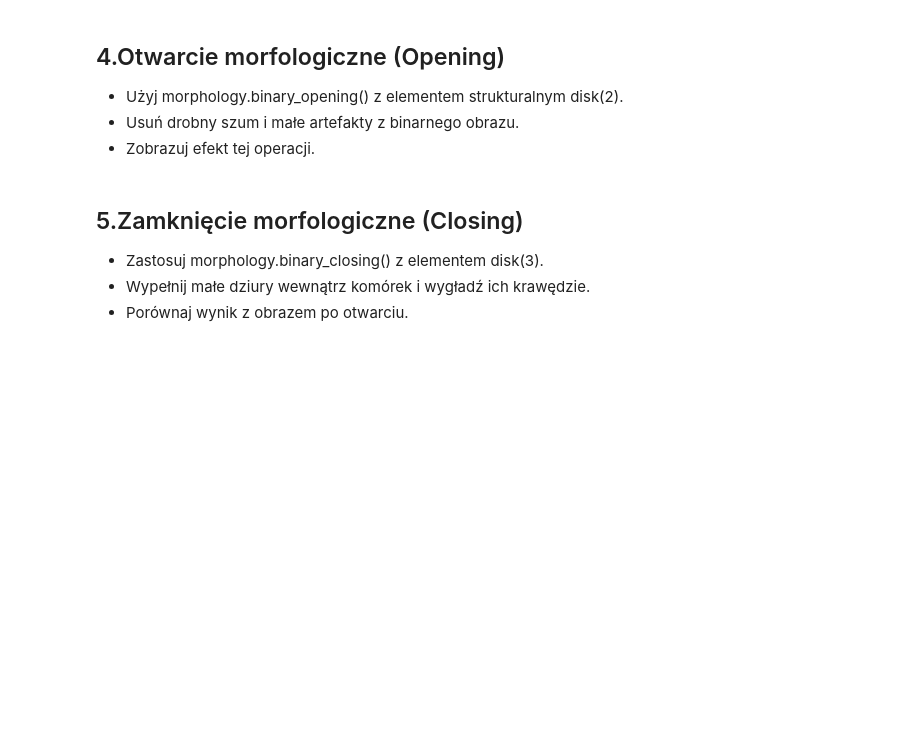
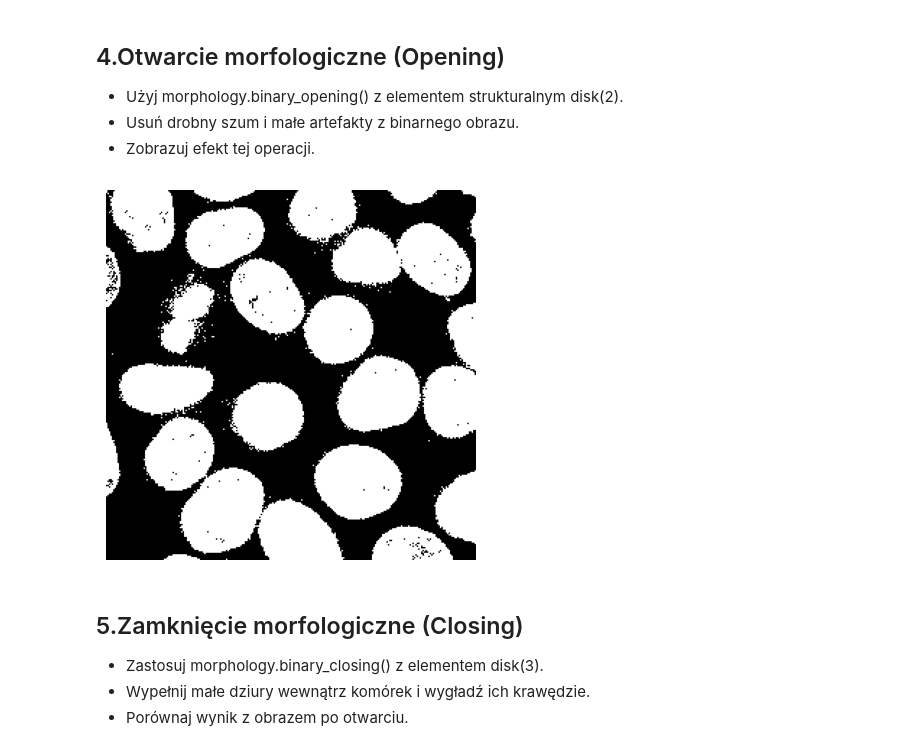
Before and after one commit to AdrianGlanowski/Przetwarzanie_i_analiza_obrazow, a Jupyter notebook: lab2/Lab_2_Morfologia_matematyczna_zadania.ipynb, the cells around one changed output. Drawn from its saved outputs; the diff is of its cells as text; code cells hidden in the pictures; blank space fills up the shorter version.

```diff
--- a/lab2/Lab_2_Morfologia_matematyczna_zadania.ipynb
+++ b/lab2/Lab_2_Morfologia_matematyczna_zadania.ipynb
@@ -443,6 +487,12 @@ Użyj funkcji exposure.equalize_hist() w celu wyrównania histogramu jasności.
 * Użyj morphology.binary_opening() z elementem strukturalnym disk(2).
 * Usuń drobny szum i małe artefakty z binarnego obrazu.
 * Zobrazuj efekt tej operacji.
+# %%
+binary_cells_opened = binary_opening(binary_cells, disk(2))
+
+show_image(binary_cells)
+# %% [output]
+[figure, added]
 # %% [markdown]
 ## 5.Zamknięcie morfologiczne (Closing)
 
```
Also changed, not shown: parts of 26 cells of this notebook, 2 other files.
